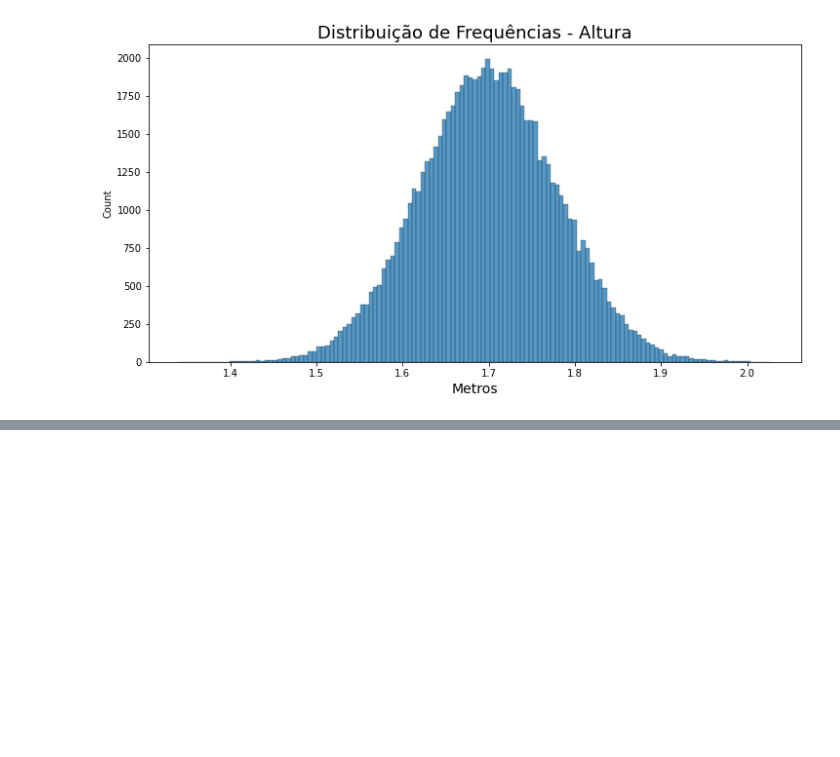
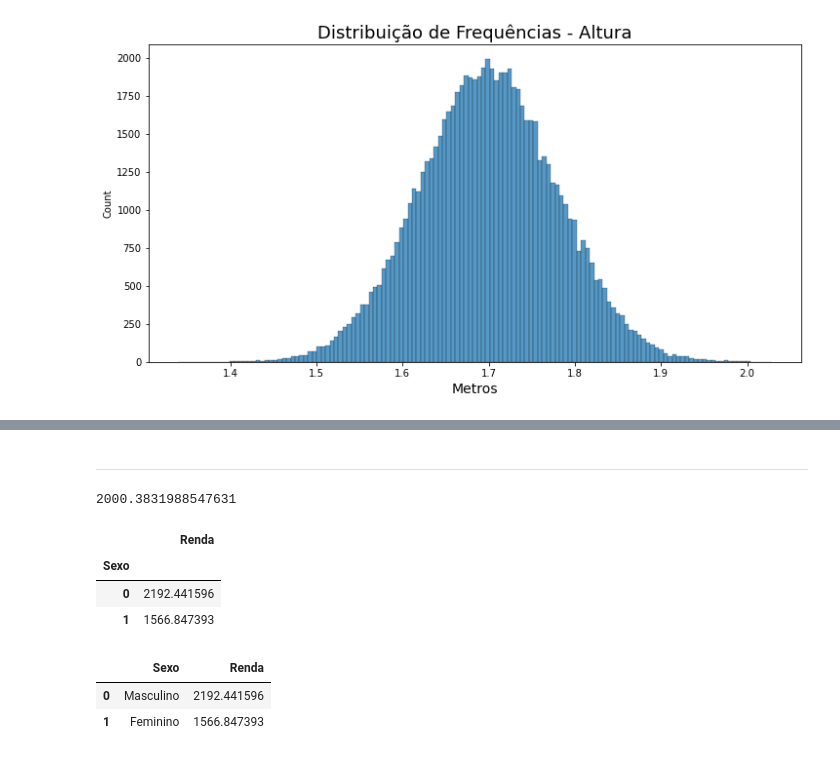
Before and after one commit to silsantos/Data-Science_Projects, a Jupyter notebook: Estatistica/Pratica1_ibge.ipynb, the cells around one changed output, grey strips where cells are left out. Drawn from its saved outputs; the diff is of its cells as text; code cells hidden in the pictures; blank space fills up the shorter version.

```diff
--- a/Estatistica/Pratica1_ibge.ipynb
+++ b/Estatistica/Pratica1_ibge.ipynb
@@ -520,0 +539,31 @@ dist_freq_quantitativa['Frequência'].plot.bar(width = 1, color = 'blue', alpha
+# %% [markdown]
+***
+# %%
+# Calculando a média de renda geral:
+
+dados['Renda'].mean()
+# %% [output]
+2000.3831988547631
+# %%
+# Calculando a média de renda por sexo e apresentando num dataframe:
+
+media_renda_sexo = dados.groupby(['Sexo'])['Renda'].mean()
+
+media_renda_sexo = pd.DataFrame(dados.groupby(['Sexo'])['Renda'].mean())
+media_renda_sexo
+# %% [output]
+|  | Renda |
+| Sexo |  |
+| 0 | 2192.441596 |
+| 1 | 1566.847393 |
+# %%
+media_renda_sexo.reset_index(inplace = True)
+# %%
+# Alterando os labels da coluna sexo:
+
+media_renda_sexo['Sexo'] = media_renda_sexo['Sexo'].map({0: 'Masculino', 1: 'Feminino'})
+media_renda_sexo
+# %% [output]
+|  | Sexo | Renda |
+| 0 | Masculino | 2192.441596 |
+| 1 | Feminino | 1566.847393 |
```
Also changed, not shown: parts of 11 cells of this notebook.
